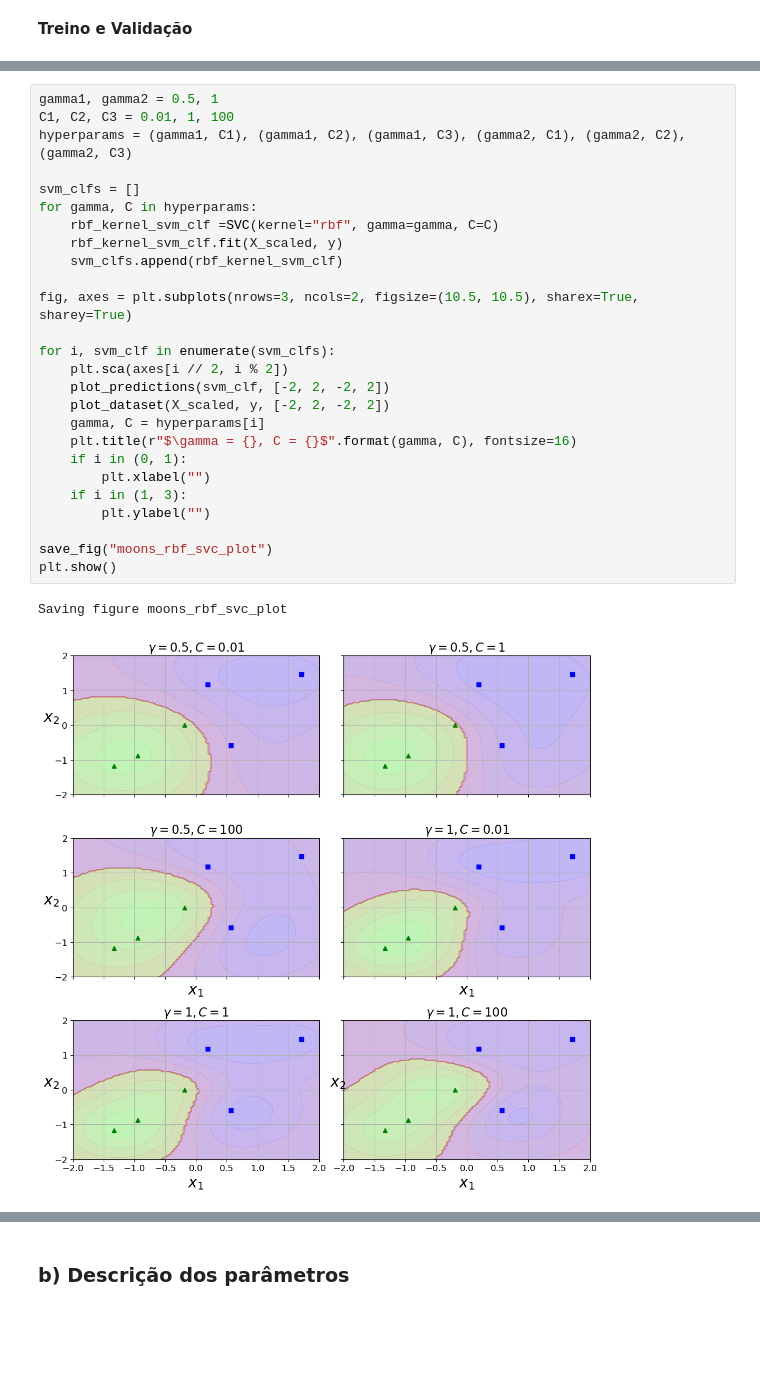
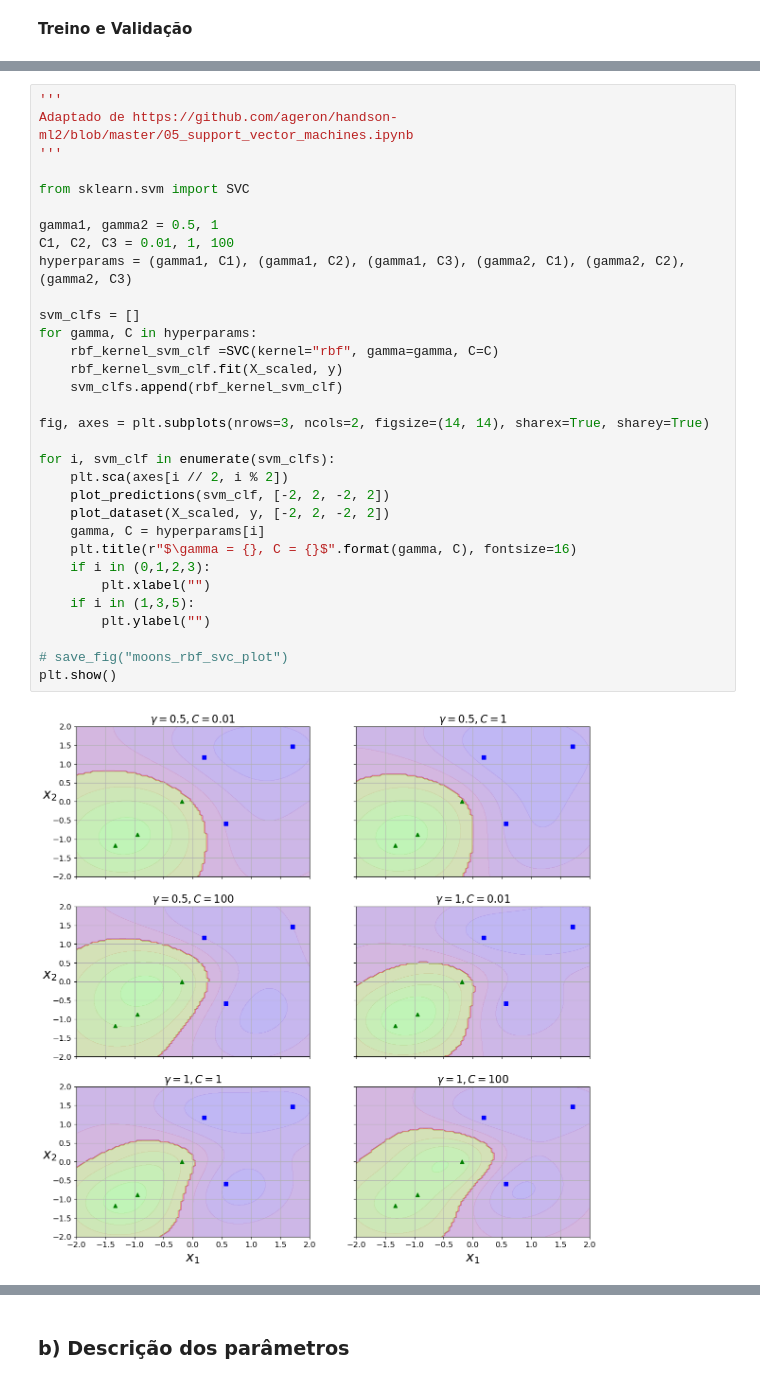
Before and after one commit to pedro-rendeiro/SeekLearning-HW-SVM, a Jupyter notebook: SeekLearning_SVM.ipynb, the cells around one changed output, grey strips where cells are left out. Drawn from its saved outputs; the diff is of its cells as text; blank space fills up the shorter version.

```diff
--- a/SeekLearning_SVM.ipynb
+++ b/SeekLearning_SVM.ipynb
@@ -414,29 +407,34 @@ def plot_dataset(X, y, axes):
 # %%
+'''
+Adaptado de https://github.com/ageron/handson-ml2/blob/master/05_support_vector_machines.ipynb
+'''
+
+from sklearn.svm import SVC
+
 gamma1, gamma2 = 0.5, 1
 C1, C2, C3 = 0.01, 1, 100
 hyperparams = (gamma1, C1), (gamma1, C2), (gamma1, C3), (gamma2, C1), (gamma2, C2), (gamma2, C3)
 
 svm_clfs = []
 for gamma, C in hyperparams:
     rbf_kernel_svm_clf =SVC(kernel="rbf", gamma=gamma, C=C)
     rbf_kernel_svm_clf.fit(X_scaled, y)
     svm_clfs.append(rbf_kernel_svm_clf)
 
-fig, axes = plt.subplots(nrows=3, ncols=2, figsize=(10.5, 10.5), sharex=True, sharey=True)
+fig, axes = plt.subplots(nrows=3, ncols=2, figsize=(14, 14), sharex=True, sharey=True)
 
 for i, svm_clf in enumerate(svm_clfs):
     plt.sca(axes[i // 2, i % 2])
     plot_predictions(svm_clf, [-2, 2, -2, 2])
     plot_dataset(X_scaled, y, [-2, 2, -2, 2])
     gamma, C = hyperparams[i]
     plt.title(r"$\gamma = {}, C = {}$".format(gamma, C), fontsize=16)
-    if i in (0, 1):
+    if i in (0,1,2,3):
         plt.xlabel("")
-    if i in (1, 3):
+    if i in (1,3,5):
         plt.ylabel("")
 
-save_fig("moons_rbf_svc_plot")
+# save_fig("moons_rbf_svc_plot")
 plt.show()
 # %% [output]
-Saving figure moons_rbf_svc_plot
-[figure, old version]
+[figure, new version]
```
Also changed, not shown: parts of 28 cells of this notebook.
